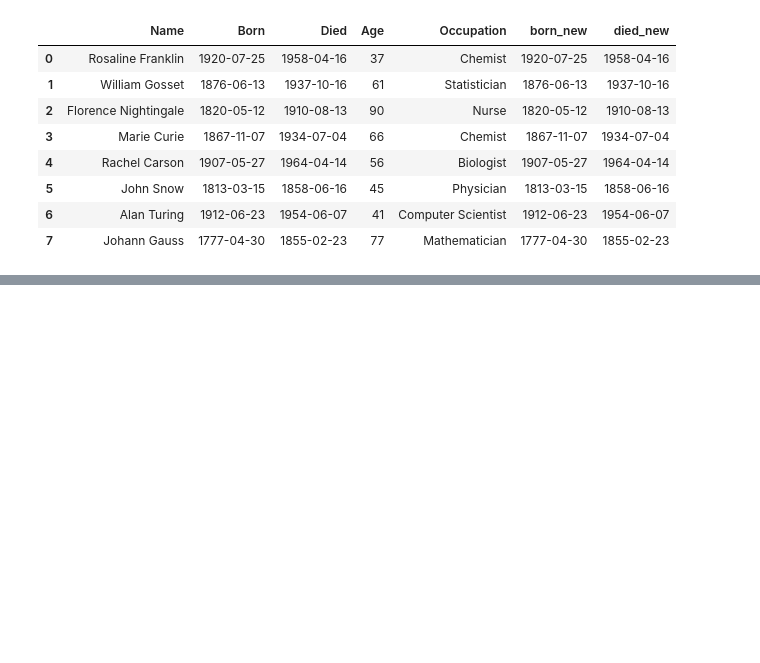
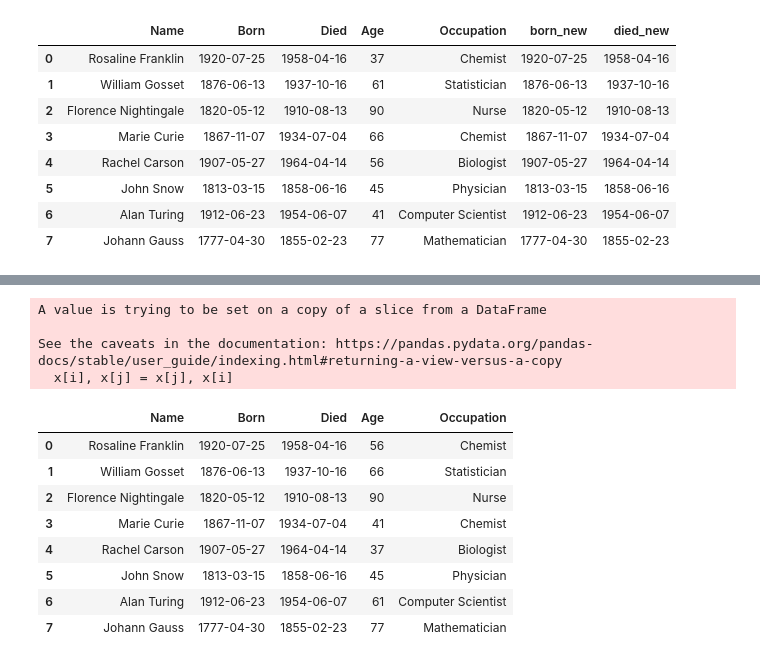
Before and after one commit to layla-focalors/pandas_learning, a Jupyter notebook: Ptest-1N19/Day2.ipynb, the cells around one changed output, grey strips where cells are left out. Drawn from its saved outputs; the diff is of its cells as text; code cells hidden in the pictures; blank space fills up the shorter version.

```diff
--- a/Ptest-1N19/Day2.ipynb
+++ b/Ptest-1N19/Day2.ipynb
@@ -419,0 +438,7 @@ sn
+# %%
+import pandas as pd
+import seaborn as sns
+import matplotlib.pyplot as plt
+%matplotlib inline
+df = pd.read_csv('../data/scientists.csv')
+df
@@ -419,0 +455,18 @@ sn
+# %%
+import random
+random.shuffle(df['Age'])
+df
+# %% [output]
+A value is trying to be set on a copy of a slice from a DataFrame
+
+See the caveats in the documentation: https://pandas.pydata.org/pandas-docs/stable/user_guide/indexing.html#returning-a-view-versus-a-copy
+  x[i], x[j] = x[j], x[i]
+|  | Name | Born | Died | Age | Occupation |
+| 0 | Rosaline Franklin | 1920-07-25 | 1958-04-16 | 56 | Chemist |
+| 1 | William Gosset | 1876-06-13 | 1937-10-16 | 66 | Statistician |
+| 2 | Florence Nightingale | 1820-05-12 | 1910-08-13 | 90 | Nurse |
+| 3 | Marie Curie | 1867-11-07 | 1934-07-04 | 41 | Chemist |
+| 4 | Rachel Carson | 1907-05-27 | 1964-04-14 | 37 | Biologist |
+| 5 | John Snow | 1813-03-15 | 1858-06-16 | 45 | Physician |
+| 6 | Alan Turing | 1912-06-23 | 1954-06-07 | 61 | Computer Scientist |
+| 7 | Johann Gauss | 1777-04-30 | 1855-02-23 | 77 | Mathematician |
```
Also changed, not shown: parts of 7 cells of this notebook, 1 other file.
